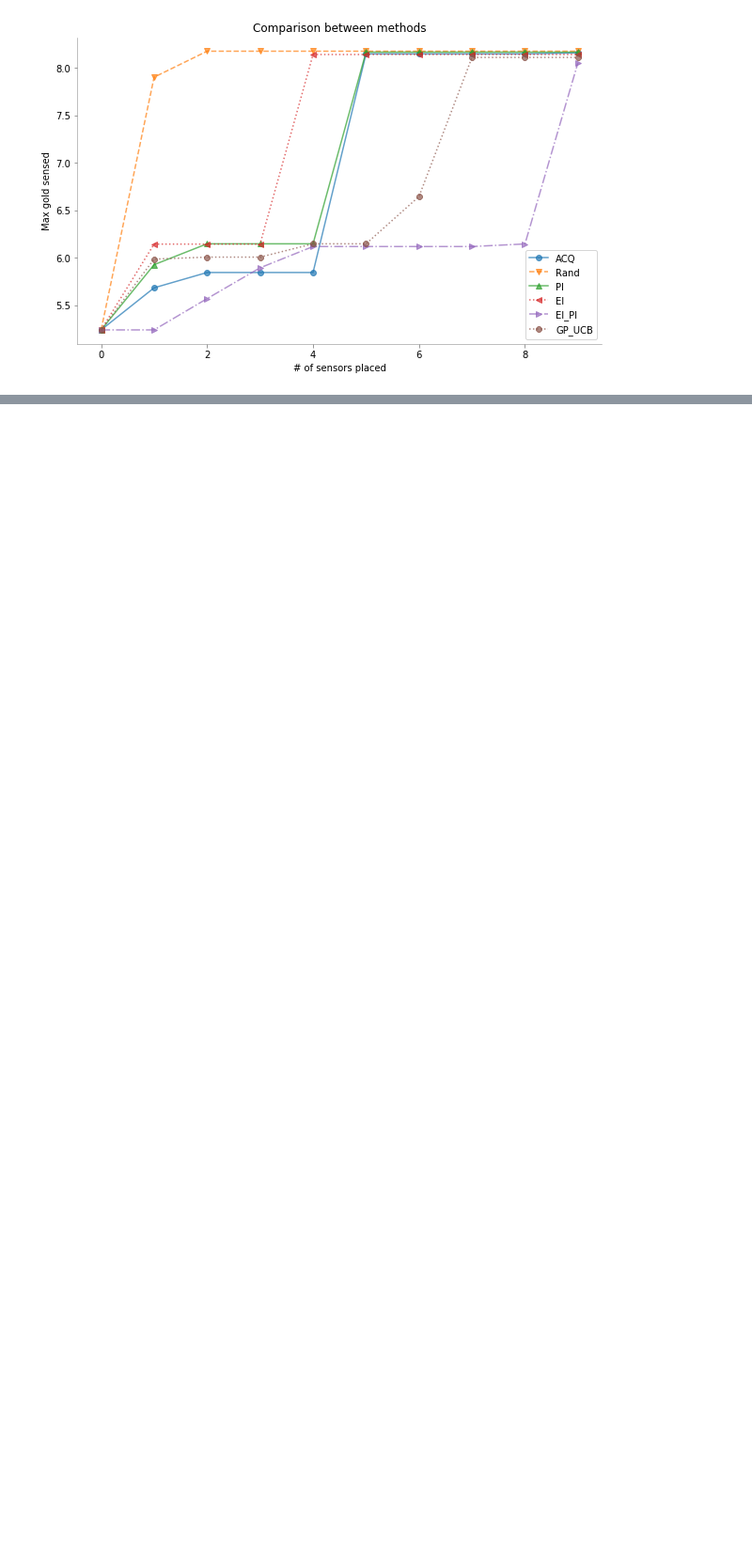
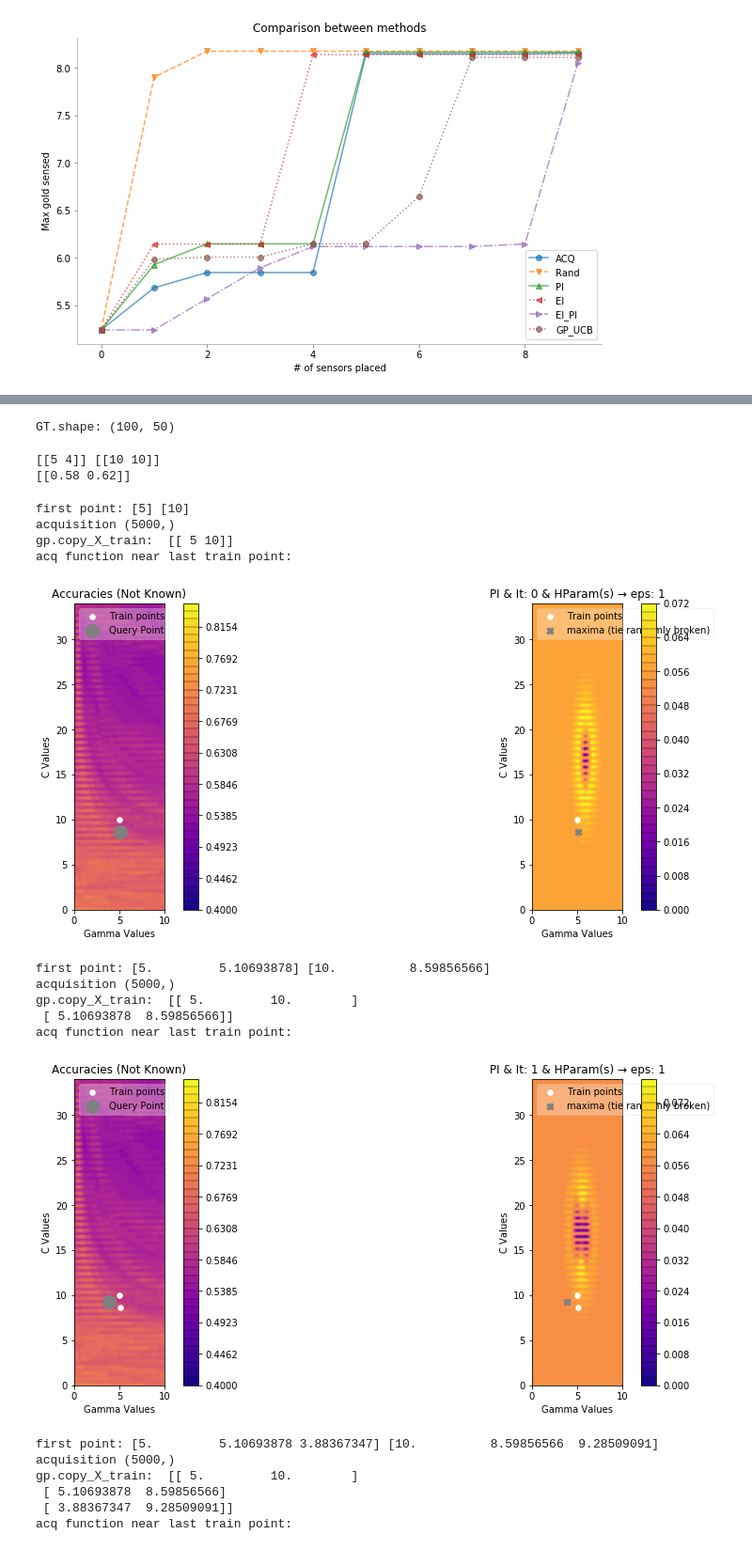
Before and after one commit to lhanappa/nipunbatra.github.io, a Jupyter notebook: blog/2019/bandit-learning-gp.ipynb, the cells around one changed output, grey strips where cells are left out. Shown at 94% size. Cells and saved outputs as stored; diff of their text form; code cells hidden in the pictures; blank space fills up the shorter version.

```diff
--- a/blog/2019/bandit-learning-gp.ipynb
+++ b/blog/2019/bandit-learning-gp.ipynb
@@ -912,0 +940,10 @@ We need to take care while using Bayesian Optimization
+# %%
+x0 = np.linspace(0.01, 10, 50) # gammas
+x1 = np.linspace(0.01, 20, 100) * 1.7# Cs
+
+X0, X1 = np.meshgrid(x0, x1)
+
+GT = f(X0, X1)
+print('GT.shape:', GT.shape)
+# %% [output]
+GT.shape: (100, 50)
@@ -912,0 +952,19 @@ We need to take care while using Bayesian Optimization
+# %%
+# getting one training sample
+g = np.array([5, 4])
+c = np.array([10])
+G0, C1 = np.meshgrid(g, c)
+train_y = f(G0, C1)
+train_y
+print(G0, C1)
+print(train_y)
+# %% [output]
+[[5 4]] [[10 10]]
+[[0.58 0.62]]
+# %%
+def getPoints(a, b):
+    '''Returns points in meshgrid'''
+    pts = np.concatenate([a.flatten().reshape(-1, 1),
+                          b.flatten().reshape(-1, 1)],
+                         axis=1)
+    return pts
@@ -912,0 +1067,37 @@ We need to take care while using Bayesian Optimization
+# %%
+# Code is heavily borrowed from: https://modal-python.readthedocs.io/
+# en/latest/_modules/modAL/acquisition.html#max_PI
+class PI(ACQ):
+    def acq_fn(
+        self, gp_reg, x, mu=5., eps=0.01, **kwargs):
+        """
+        gp_reg: sklearn.GPRegresssor
+        """
+#         print (x)
+        y_pred, sigma = gp_reg.predict(x, return_std=True)
+        cdf = ndtr((y_pred - mu - eps)/sigma)
+        return cdf
+# %%
+acq_params = {'eps':1}
+plot_acquisition3d(train_X, train_y,
+                   PI, acq_params=acq_params,
+                   z0lim=(.4, 0.85),
+                   it=4, levels=40)
+# %% [output]
+first point: [5] [10]
+acquisition (5000,)
+gp.copy_X_train:  [[ 5 10]]
+acq function near last train point:
+[figure, added]
+first point: [5.         5.10693878] [10.          8.59856566]
+acquisition (5000,)
+gp.copy_X_train:  [[ 5.         10.        ]
+ [ 5.10693878  8.59856566]]
+acq function near last train point:
+[figure, added]
+first point: [5.         5.10693878 3.88367347] [10.          8.59856566  9.28509091]
+acquisition (5000,)
+gp.copy_X_train:  [[ 5.         10.        ]
+ [ 5.10693878  8.59856566]
+ [ 3.88367347  9.28509091]]
+acq function near last train point:
```
Also changed, not shown: parts of 32 cells of this notebook, 11 other files.
